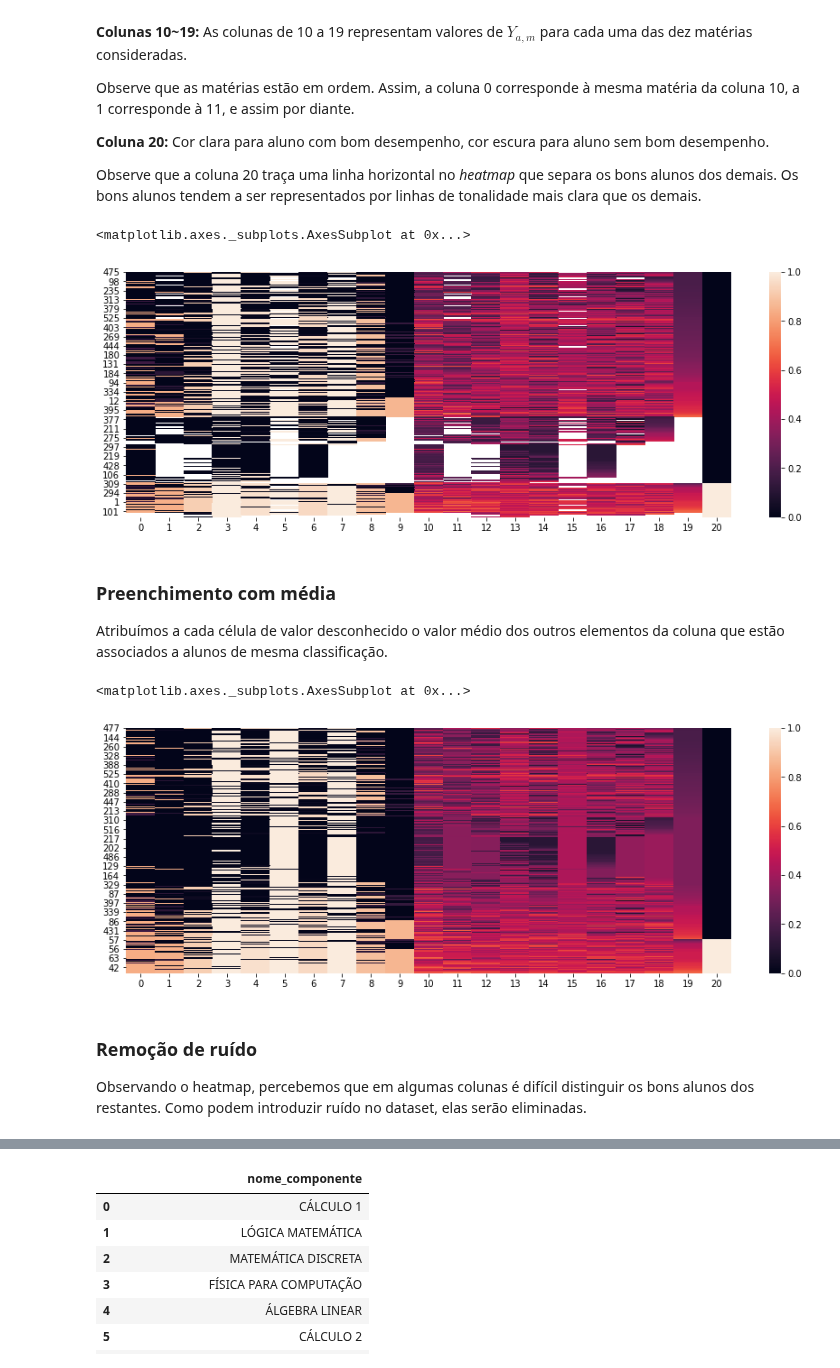
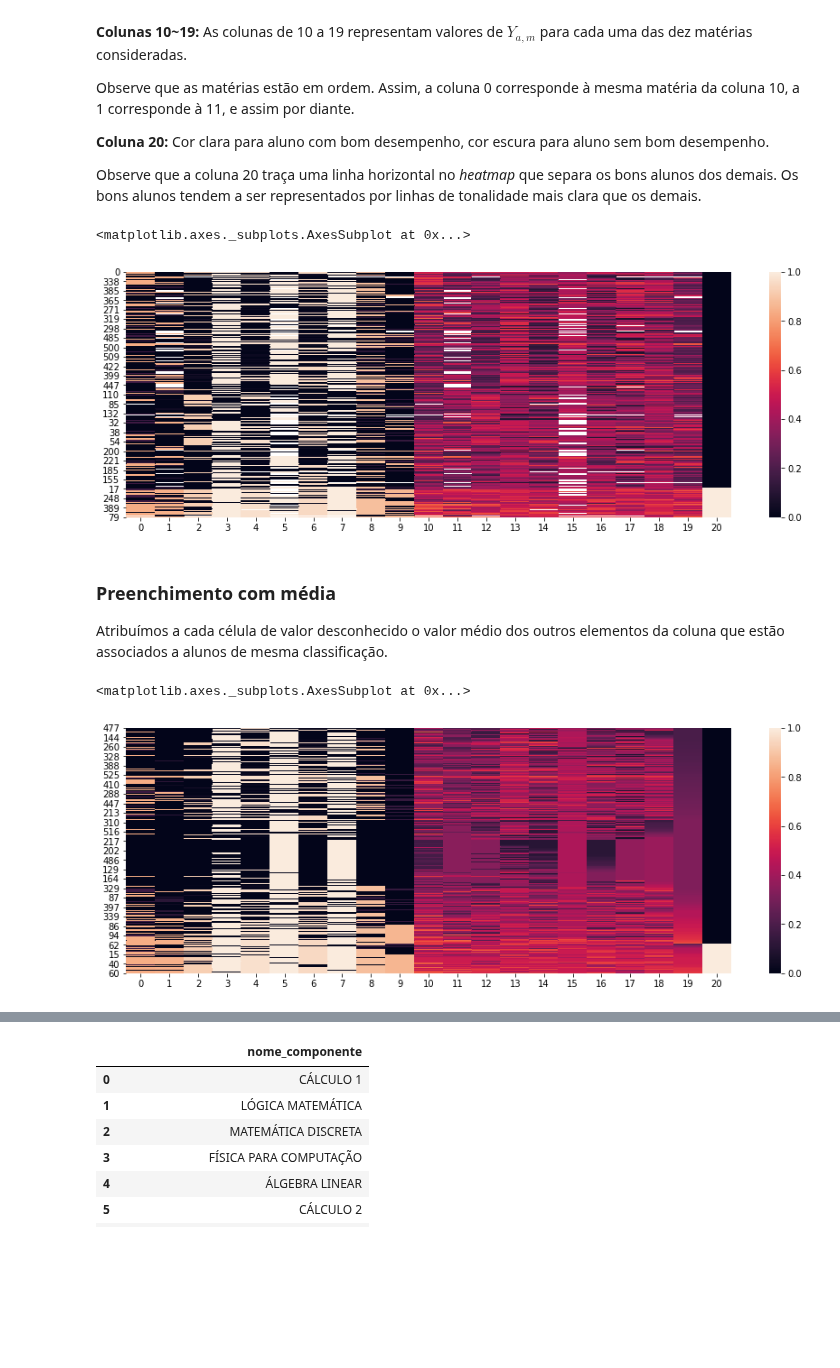
Before and after one commit to luanagbmartins/inteligencia-artificial, a Jupyter notebook: Módulo 3 - Redes Bayesianas/AP_03_ LuanaGuedes_RuanChaves_ThiagoMonteles.ipynb, the cells around one changed output, grey strips where cells are left out. Cells and saved outputs as stored; diff of their text form; code cells hidden in the pictures; blank space fills up the shorter version.

Commit message:
datasets

```diff
--- a/Módulo 3 - Redes Bayesianas/AP_03_ LuanaGuedes_RuanChaves_ThiagoMonteles.ipynb
+++ b/Módulo 3 - Redes Bayesianas/AP_03_ LuanaGuedes_RuanChaves_ThiagoMonteles.ipynb
@@ -485,6 +478,7 @@ def criar_lacunas(dados_finais, disciplinas):
 
     # eliminação de duplicatas
     check_ids = [ v for i,v in enumerate(check_ids) if check_ids.index(v) == i ]
+    check_disc = [ v for i,v in enumerate(check_disc) if check_disc.index(v) == i ]
 
     # tabela de (aluno, materia), considerando inclusive matérias
     # que não foram feitas pelo aluno
@@ -517,3 +511,4 @@ dados_finais = dados_finais.drop_duplicates(subset=['identificador',
                                                     'nome_componente'])
 resultado = criar_lacunas(dados_finais, disciplinas)
 resultado = adicionar_classificacao(resultado, alunos)
+resultado
@@ -550,0 +534,12 @@ features = converter_tabela(resultado)
+# %%
+# Converter os dados do formato de dataframe para vetores.
+ids = np.array(resultado['identificador'])
+ids = [ i for i,v in enumerate(ids[0:-1]) if ids[i] != ids[i+1] ]
+ids = [0] + [ x+1 for x in ids]
+
+select_column = lambda x: np.array([ np.array(resultado[x])[ids[i]:ids[i+1]] \
+                           for i in range(len(ids)-1) ])
+
+companhia = select_column('companhia')
+media_ponderada = select_column('media_ponderada')
+classificacao = select_column('classificacao_final')
@@ -551,3 +573,8 @@ features = converter_tabela(resultado)
+# %%
+# Unificando os vetores.
+
+classificacao = np.array([ np.array([x[0]]) for x in classificacao ])
+features = np.concatenate((companhia, media_ponderada, classificacao), axis=1)
 # %%
 pd.DataFrame(features).to_csv(DATASET, index=False)
 # %% [markdown]
@@ -571,14 +598,12 @@ Observe que a coluna 20 traça uma linha horizontal no *heatmap* que separa os b
 # %%
 %matplotlib inline
 
 plt.rcParams['figure.figsize'] = [15, 5]
 
-sort_array = [ item for sublist in [ (x, x+10) for x in range(0,10)] for item in sublist ][::-1]
-sort_array.insert(0,20)
-sns.heatmap(pd.DataFrame(features).sort_values(by=sort_array))
+sns.heatmap(pd.DataFrame(features).sort_values(by=20))
 # %% [output]
 <matplotlib.axes._subplots.AxesSubplot at 0x...>
-[figure, old version]
+[figure, new version]
 # %% [markdown]
 ### Preenchimento com média
 
@@ -612,5 +637,5 @@ filled_plot = pd.DataFrame(filled_features)
 sns.heatmap(filled_plot.sort_values(by=sort_array))
 # %% [output]
 <matplotlib.axes._subplots.AxesSubplot at 0x...>
-[figure, old version]
+[figure, new version]
 # %%
@@ -618,7 +643,3 @@ pd.DataFrame(features).dropna().to_csv('dataset_preenchido.csv', index=False)
-# %% [markdown]
-### Remoção de ruído
-
-Observando o heatmap, percebemos que em algumas colunas é difícil distinguir os bons alunos dos restantes. Como podem introduzir ruído no dataset, elas serão eliminadas.
 # %%
 dataplot = pd.DataFrame(filled_features)\
             .dropna()\
```
Also changed, not shown: parts of 23 cells of this notebook, 6 other files.
